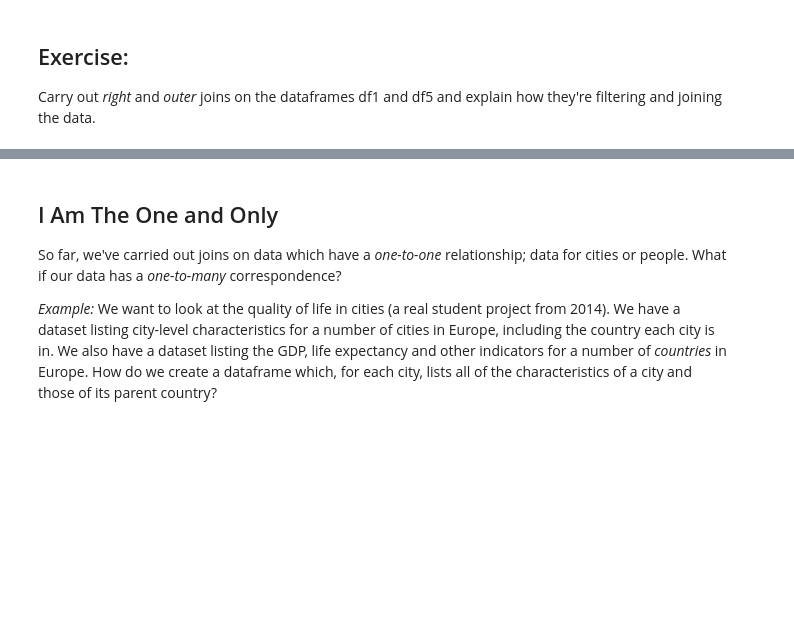
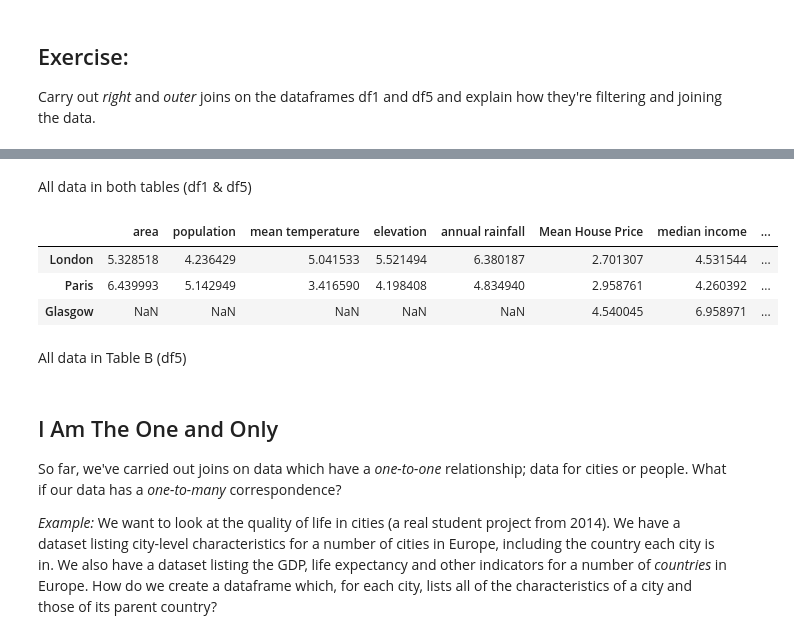
Before and after one commit to sofiya-sh/QM2, a Jupyter notebook: notebooks/W06. Merging and Joining.ipynb, the cells around one changed output, grey strips where cells are left out. Cells and saved outputs as stored; diff of their text form; code cells hidden in the pictures; blank space fills up the shorter version.

```diff
--- a/notebooks/W06. Merging and Joining.ipynb
+++ b/notebooks/W06. Merging and Joining.ipynb
@@ -362,3 +373,15 @@ Carry out *right* and *outer* joins on the dataframes df1 and df5 and explain ho
+# %% [markdown]
+All data in both tables (df1 & df5)
+# %%
+df_joined = df1.merge(df5, left_index=True, right_index=True, how='right')
+df_joined
+# %% [output]
+|  | area | population | mean temperature | elevation | annual rainfall | Mean House Price | median income | ... |
+| London | 5.328518 | 4.236429 | 5.041533 | 5.521494 | 6.380187 | 2.701307 | 4.531544 | ... |
+| Paris | 6.439993 | 5.142949 | 3.416590 | 4.198408 | 4.834940 | 2.958761 | 4.260392 | ... |
+| Glasgow | NaN | NaN | NaN | NaN | NaN | 4.540045 | 6.958971 | ... |
+# %% [markdown]
+All data in Table B (df5)
 # %% [markdown]
 ## I Am The One and Only
 
```
Also changed, not shown: parts of 30 cells of this notebook.
